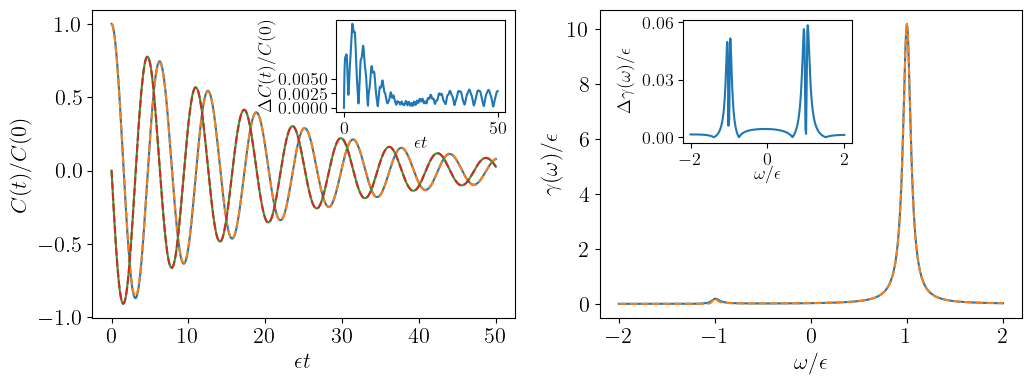
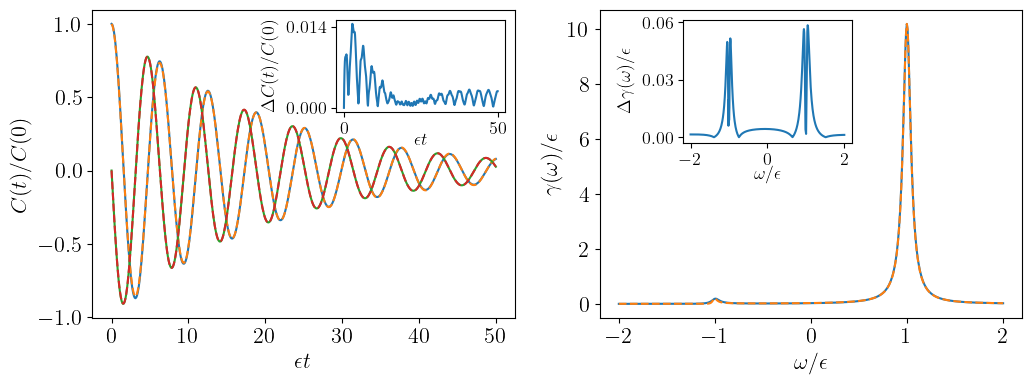
Code edit (unified diff) that turned the first committed figure into the second:
--- before
+++ after
@@ -28,7 +28,7 @@
 ax1_inset_left.tick_params(labelsize=13)
 ax1_inset_left.set_xticks([min(tlist), max(tlist)])
-ax1_inset_left.set_yticks([0, 0.5 * np.round(np.max(bcf_err), 2), np.round(np.max(bcf_err), 2)])
-ax1_inset_left.set_ylabel(r'$\Delta C(t) / C(0)$', fontsize=13, labelpad=1)
-ax1_inset_left.set_xlabel(r'$\epsilon t$', fontsize=13, labelpad=-2)
+ax1_inset_left.set_yticks([0, np.round(np.max(bcf_err) / c0, 3)])
+ax1_inset_left.set_ylabel(r'$\Delta C(t) / C(0)$', fontsize=13, labelpad=5)
+ax1_inset_left.set_xlabel(r'$\epsilon t$', fontsize=13, labelpad=-4)
 
 # Spectrum

Commit: Updated text